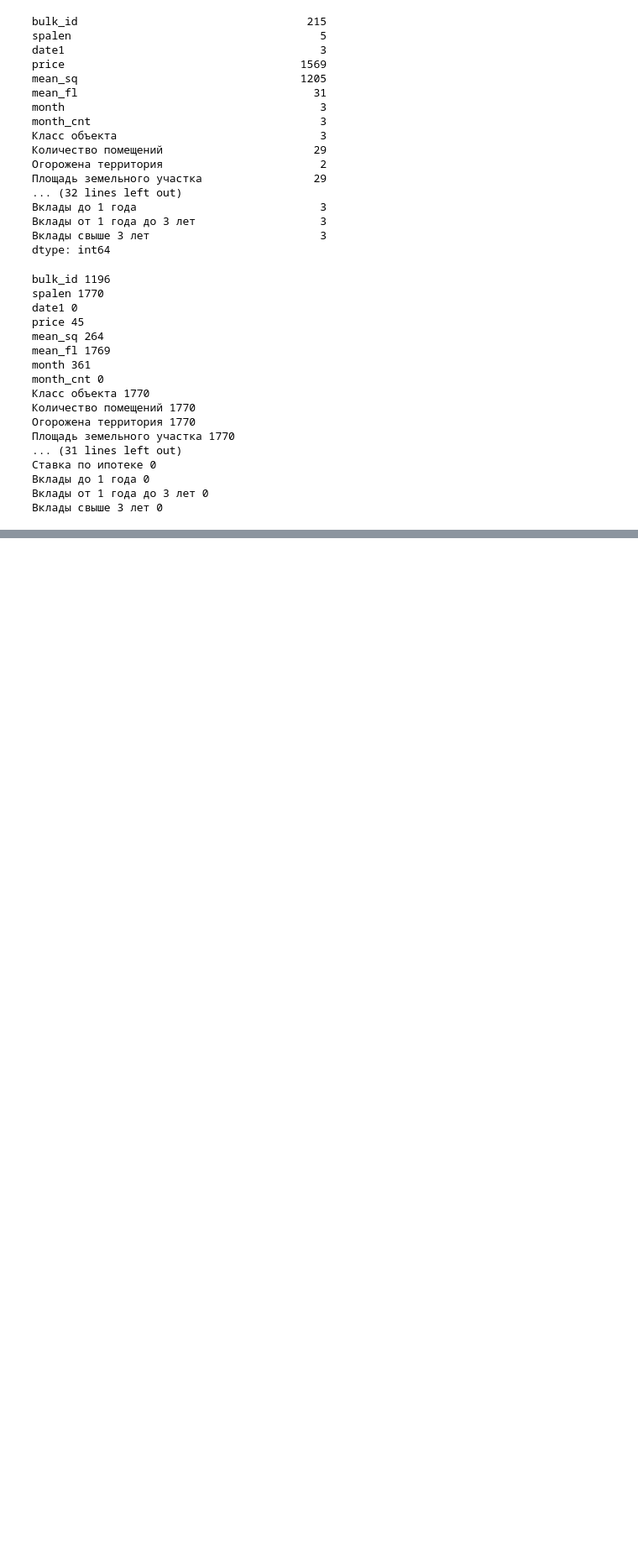
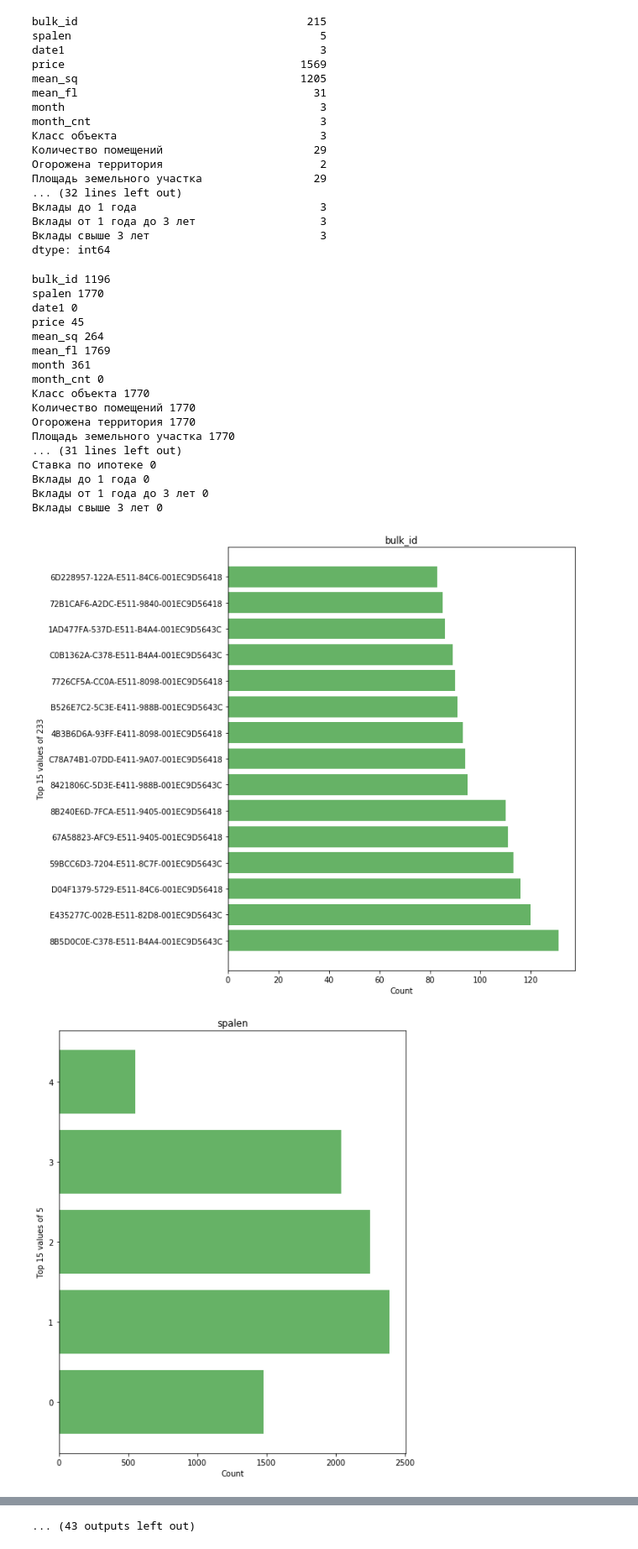
Before and after one commit to zuenko/python, a Jupyter notebook: Competion/PIK/Baseline.ipynb, the cells around one changed output, grey strips where cells are left out. Shown at 84% size. Drawn from its saved outputs; the diff is of its cells as text; code cells hidden in the pictures; blank space fills up the shorter version.

```diff
--- a/Competion/PIK/Baseline.ipynb
+++ b/Competion/PIK/Baseline.ipynb
@@ -179,0 +228,5 @@ Cтавка по ипотеке 0
+# %%
+val_count(train, m_plot=True, name = 'First look')
+# %% [output]
+[figure, added]
+[figure, added]
@@ -179,0 +243 @@ Cтавка по ипотеке 0
+... (43 outputs left out)
```
Also changed, not shown: parts of 2 cells of this notebook, 55 other files.
